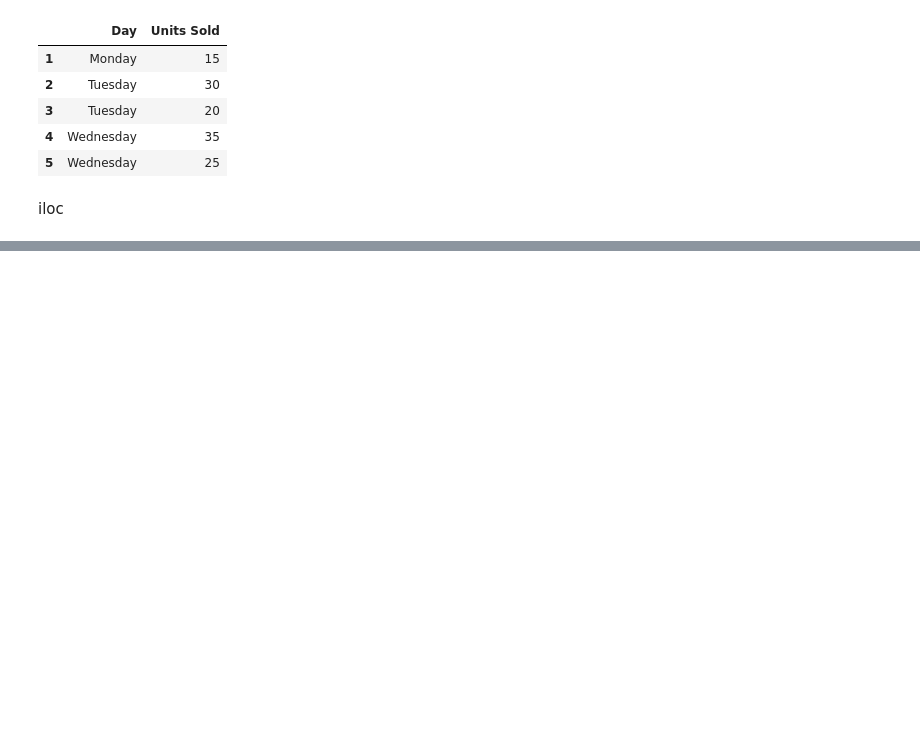
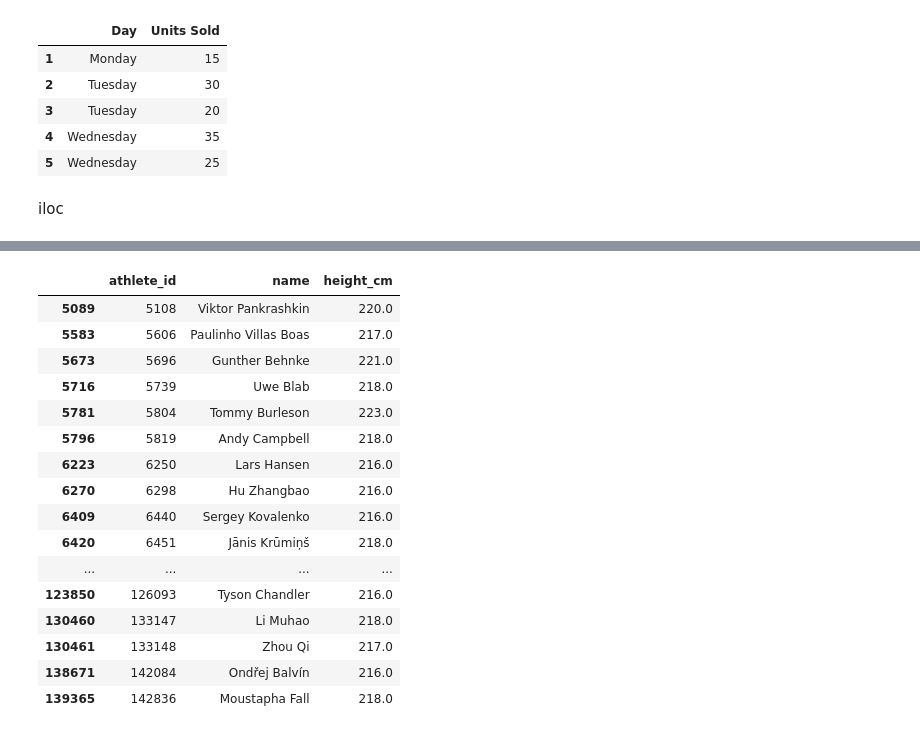
Before and after one commit to Abbasam8910/Python, a Jupyter notebook: Pandas Tutorials/3. Accessing data with pandas.ipynb, the cells around one changed output, grey strips where cells are left out. Saved outputs shown, nothing was run; the diff lists cells and outputs as text; code cells hidden in the pictures; blank space fills up the shorter version.

```diff
--- a/Pandas Tutorials/3. Accessing data with pandas.ipynb
+++ b/Pandas Tutorials/3. Accessing data with pandas.ipynb
@@ -126,0 +392,20 @@ iloc
+# %%
+bios.loc[bios["height_cm"] > 215, ["athlete_id","name", "height_cm"]]
+# %% [output]
+|  | athlete_id | name | height_cm |
+| 5089 | 5108 | Viktor Pankrashkin | 220.0 |
+| 5583 | 5606 | Paulinho Villas Boas | 217.0 |
+| 5673 | 5696 | Gunther Behnke | 221.0 |
+| 5716 | 5739 | Uwe Blab | 218.0 |
+| 5781 | 5804 | Tommy Burleson | 223.0 |
+| 5796 | 5819 | Andy Campbell | 218.0 |
+| 6223 | 6250 | Lars Hansen | 216.0 |
+| 6270 | 6298 | Hu Zhangbao | 216.0 |
+| 6409 | 6440 | Sergey Kovalenko | 216.0 |
+| 6420 | 6451 | Jānis Krūmiņš | 218.0 |
+| ... | ... | ... | ... |
+| 123850 | 126093 | Tyson Chandler | 216.0 |
+| 130460 | 133147 | Li Muhao | 218.0 |
+| 130461 | 133148 | Zhou Qi | 217.0 |
+| 138671 | 142084 | Ondřej Balvín | 216.0 |
+| 139365 | 142836 | Moustapha Fall | 218.0 |
```
Also changed, not shown: parts of 28 cells of this notebook.
